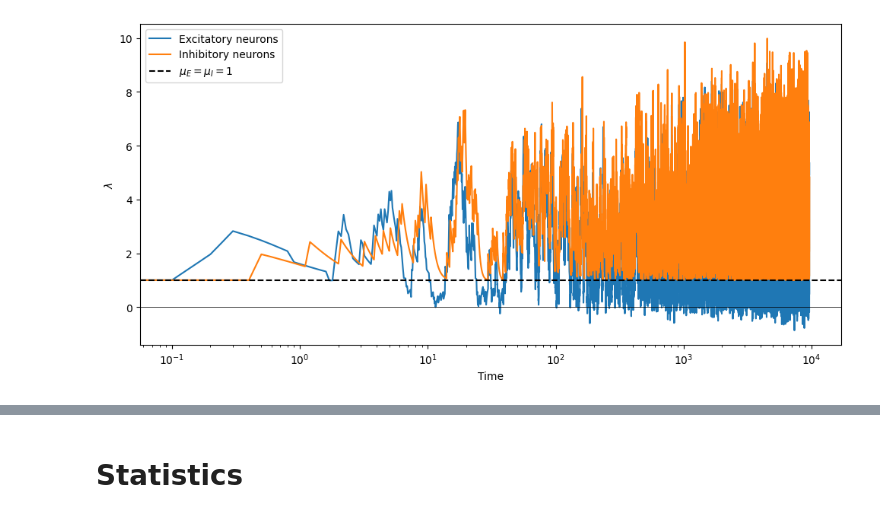
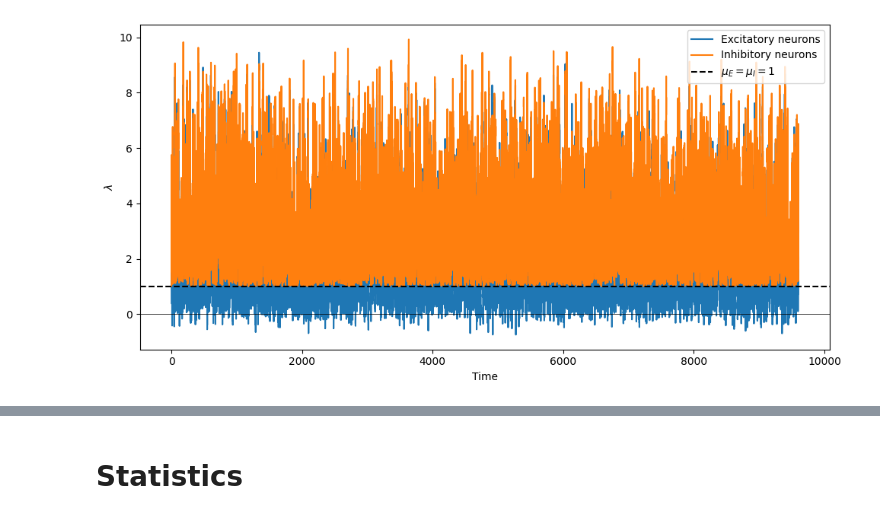
Before and after one commit to RivasAntonio/TFM, a Jupyter notebook: Códigos/Hawkes/Pruebas_modelo.ipynb, the cells around one changed output, grey strips where cells are left out. Drawn from its saved outputs; the diff is of its cells as text; code cells hidden in the pictures.

```diff
--- a/Códigos/Hawkes/Pruebas_modelo.ipynb
+++ b/Códigos/Hawkes/Pruebas_modelo.ipynb
@@ -12,35 +12,34 @@ g_I= 7.5/N # connection strength of inhibitory neurons
 k = 1
 mu_E = 1
 mu_I = 1
 tau = 1
 
 # These parameters are similar to the ones used in Growing Critical: Self-Organized Criticality in a Developing Neural System Felipe Yaroslav Kalle Kossio
 """n_EE = 1.5*(4/5)**2
 n_IE = 7.5*4/(5**2)
 n_EI = 1.5*4/(5**2)
 n_II = 7.5*1/(5**2)"""
 
 n_EE = N*g_E*(N_E/N)*(N_E/N)*k
 n_IE = N*g_I*(N_I/N)*(N_I/N)*k
 n_EI = N*g_E*(N_E/N)*(N_E/N)*k
 n_II = 0
 
 dt = 0.1
 
 time, t_E, t_I, rates_E, rates_I = model(nmax, mu_E, mu_I, tau, n_EE, n_IE, n_EI, n_II, dt)
 
 fig = plt.figure(figsize=(10, 5))
 plt.plot(time, rates_E, label='Excitatory neurons')
 plt.plot(time, rates_I, label='Inhibitory neurons')
-plt.xscale('log')
 plt.xlabel('Time')
 plt.axhline(1, label = '$\mu_E=\mu_I=1$', color = 'black', linestyle = '--')
 plt.axhline(0, color = 'black',lw = 0.55)
 plt.ylabel('$\lambda$')
 plt.legend()
 fig.tight_layout()
 # %% [output]
-[figure, old version]
+[figure, new version]
 # %%
 plt.eventplot(t_E, linelengths=0.5, linewidths=0.05, color = 'red', label = 'Excitatory neurons')
 plt.eventplot(t_I, linelengths=0.5, linewidths=0.05, color = 'blue', lineoffsets= 0.5, label = 'Inhibitory neurons')
```
Also changed, not shown: parts of 7 cells of this notebook, 2 other files.
